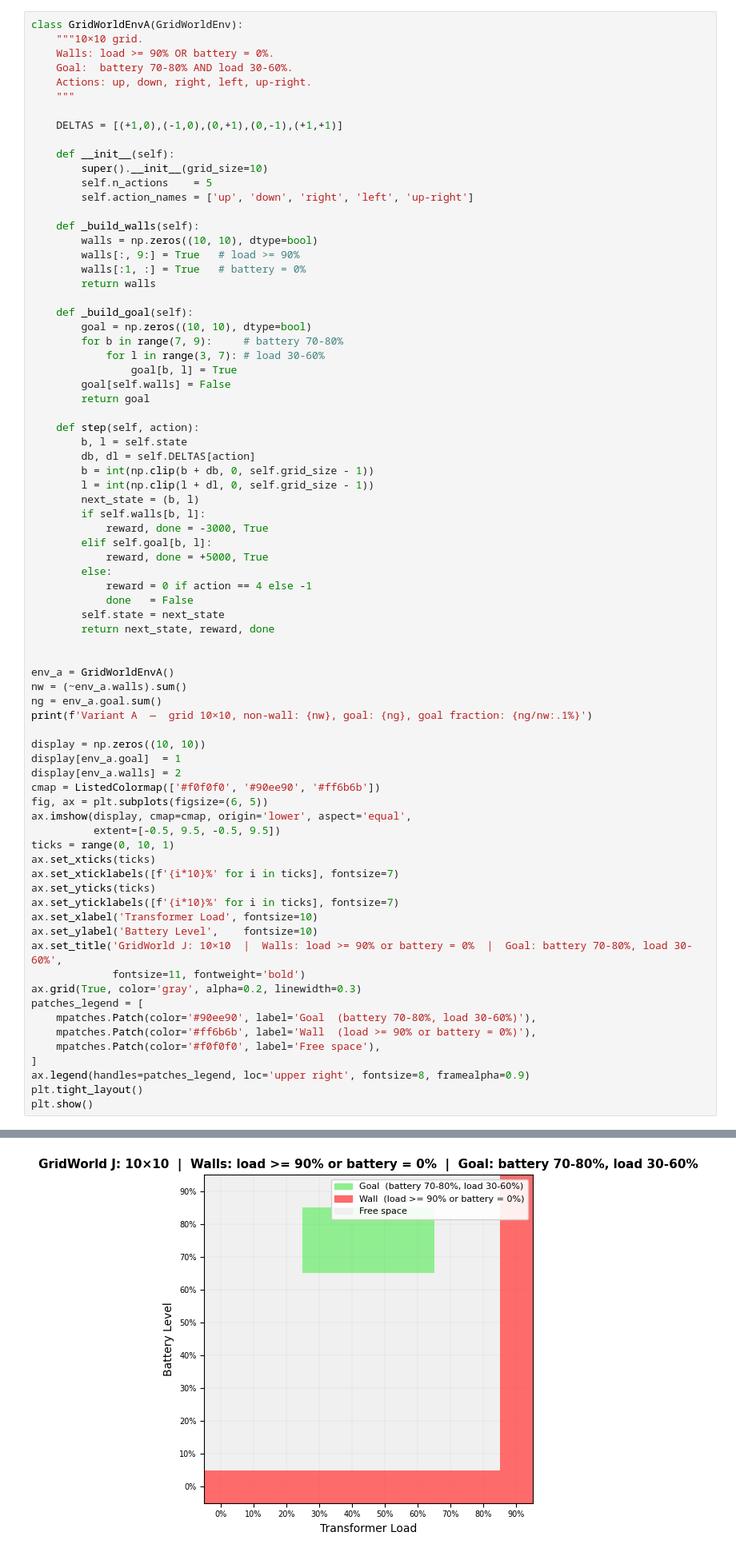
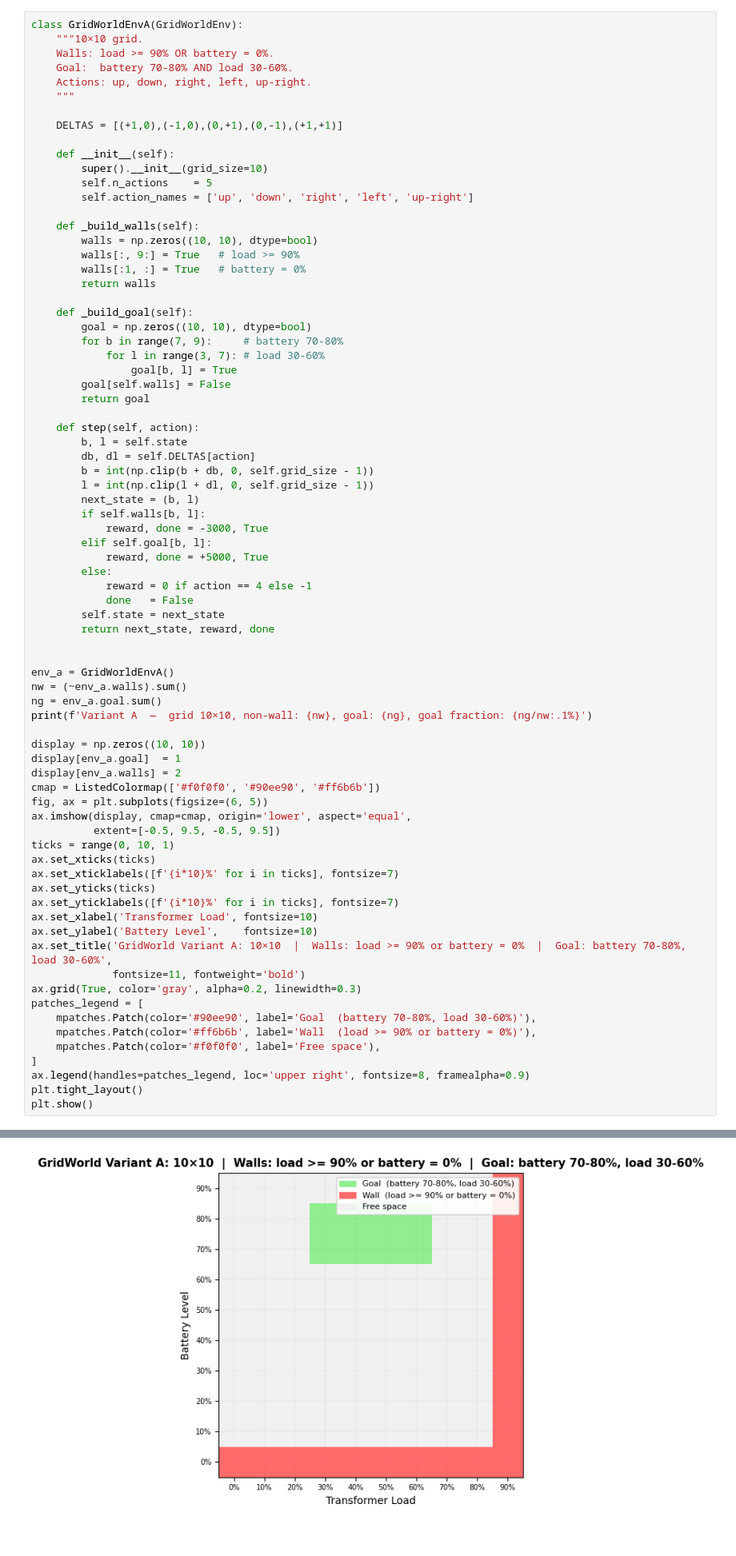
Before and after one commit to ShaoChiehLien/active-learning-playground, a Jupyter notebook: grid-world-AL-poc-variant-A-10x10.ipynb, the cells around one changed output, grey strips where cells are left out. Shown at 80% size. Cells and saved outputs as stored; diff of their text form.

```diff
--- a/grid-world-AL-poc-variant-A-10x10.ipynb
+++ b/grid-world-AL-poc-variant-A-10x10.ipynb
@@ -354,35 +354,35 @@ env_a = GridWorldEnvA()
 nw = (~env_a.walls).sum()
 ng = env_a.goal.sum()
 print(f'Variant A  —  grid 10×10, non-wall: {nw}, goal: {ng}, goal fraction: {ng/nw:.1%}')
 
 display = np.zeros((10, 10))
 display[env_a.goal]  = 1
 display[env_a.walls] = 2
 cmap = ListedColormap(['#f0f0f0', '#90ee90', '#ff6b6b'])
 fig, ax = plt.subplots(figsize=(6, 5))
 ax.imshow(display, cmap=cmap, origin='lower', aspect='equal',
           extent=[-0.5, 9.5, -0.5, 9.5])
 ticks = range(0, 10, 1)
 ax.set_xticks(ticks)
 ax.set_xticklabels([f'{i*10}%' for i in ticks], fontsize=7)
 ax.set_yticks(ticks)
 ax.set_yticklabels([f'{i*10}%' for i in ticks], fontsize=7)
 ax.set_xlabel('Transformer Load', fontsize=10)
 ax.set_ylabel('Battery Level',    fontsize=10)
-ax.set_title('GridWorld J: 10×10  |  Walls: load >= 90% or battery = 0%  |  Goal: battery 70-80%, load 30-60%',
+ax.set_title('GridWorld Variant A: 10×10  |  Walls: load >= 90% or battery = 0%  |  Goal: battery 70-80%, load 30-60%',
              fontsize=11, fontweight='bold')
 ax.grid(True, color='gray', alpha=0.2, linewidth=0.3)
 patches_legend = [
     mpatches.Patch(color='#90ee90', label='Goal  (battery 70-80%, load 30-60%)'),
     mpatches.Patch(color='#ff6b6b', label='Wall  (load >= 90% or battery = 0%)'),
     mpatches.Patch(color='#f0f0f0', label='Free space'),
 ]
 ax.legend(handles=patches_legend, loc='upper right', fontsize=8, framealpha=0.9)
 plt.tight_layout()
 plt.show()
 # %% [output]
 Variant A  —  grid 10×10, non-wall: 81, goal: 8, goal fraction: 9.9%
-[figure, old version]
+[figure, new version]
 # %% [markdown]
 ## 7. Training: Baseline (random start) vs AL (QBC start only)
 
```
Also changed, not shown: 2 other files.
